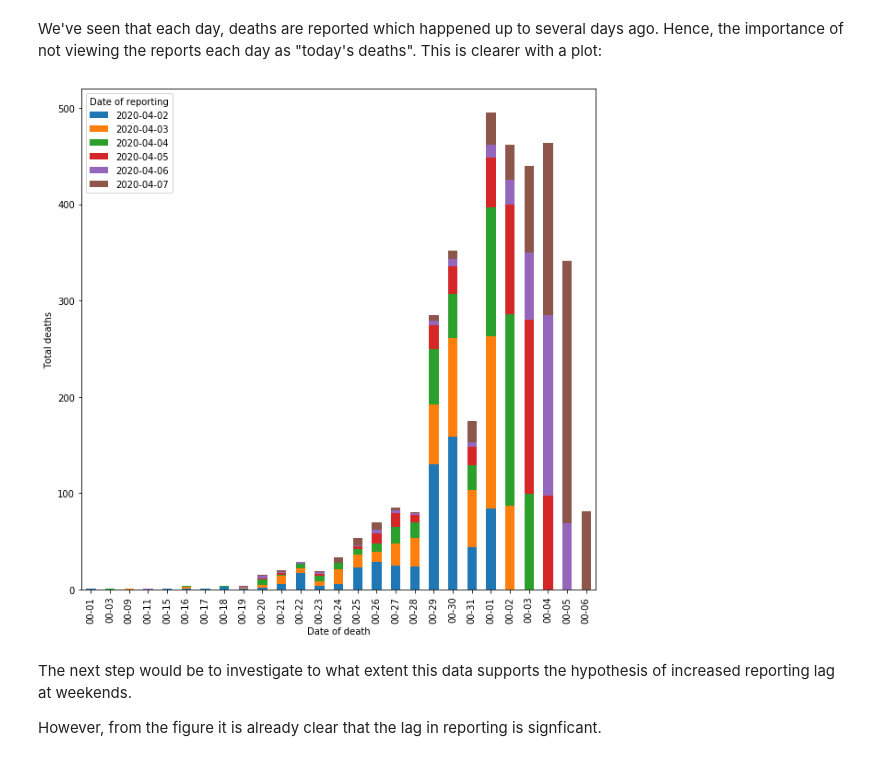
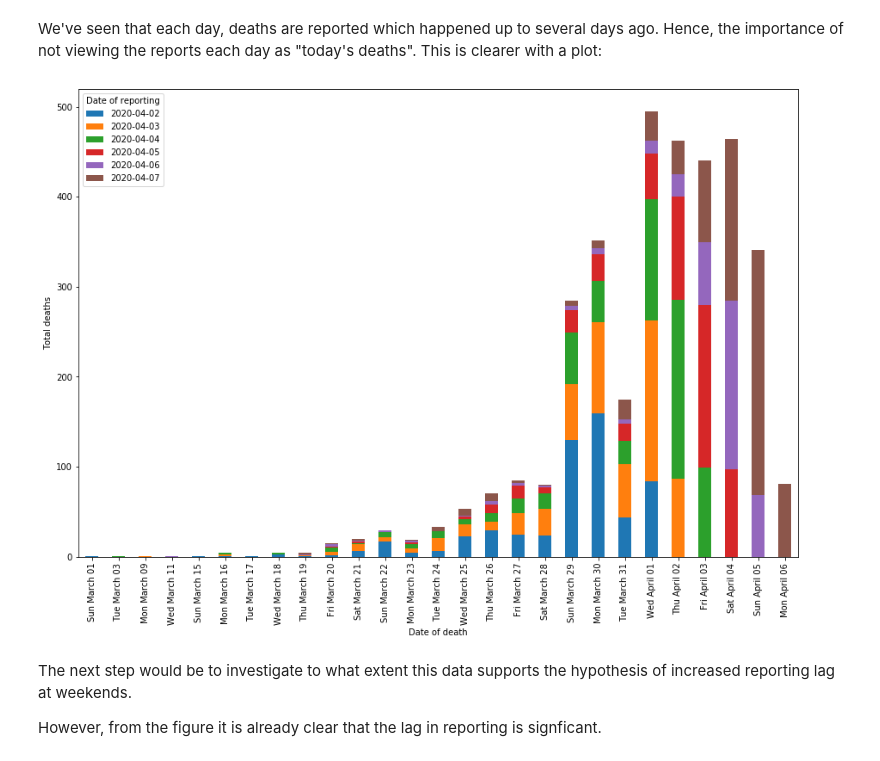
Before and after one commit to jamespjh/Covid19-Data-Personal, a Jupyter notebook: England_Covid19_Deaths_Datawrangling.ipynb, the cells around one changed output. Cells and saved outputs as stored; diff of their text form; code cells hidden in the pictures.

```diff
--- a/England_Covid19_Deaths_Datawrangling.ipynb
+++ b/England_Covid19_Deaths_Datawrangling.ipynb
@@ -95,13 +95,14 @@ def stabilise_date_datatype(content):
 # %%
 def url_to_dataframe(url):
     import urllib
+    sheet_name = "COVID19 daily deaths by region"
     try:
-        raw = pandas.read_excel(url,sheet_name = "COVID19 daily deaths by region")
+        raw = pandas.read_excel(url,sheet_name = sheet_name)
     except urllib.error.HTTPError:
         return None
     dates_row = raw.index[raw['Unnamed: 1'].str.contains('NHS England').fillna(False)][0]
     dataframe = pandas.read_excel(url, header = dates_row + 1,index_col = 1,
-            sheet_name = "COVID19 daily deaths by region")
+            sheet_name = sheet_name)
     return (dataframe.select_dtypes(include = ['object'])[dataframe.index.notnull()].
         fillna(0).rename(stabilise_date_datatype, axis='columns'))
 # %%
@@ -142,13 +143,14 @@ We've seen that each day, deaths are reported which happened up to several days
 # %%
 import matplotlib
 
-axes = england.transpose().plot(kind='bar', stacked=True, figsize = [10,10])
+axes = england.transpose().plot(kind='bar', stacked=True, figsize = [15,10])
 axes.set_xlabel("Date of death")
 axes.set_ylabel("Total deaths")
 axes.legend().set_title("Date of reporting")
-axes.set_xticklabels(map(lambda x: x.strftime("%M-%d"), england.columns));
+formatted_dates = map(lambda x: x.strftime("%a %B %d"), england.columns)
+axes.set_xticklabels(formatted_dates);
 # %% [output]
-[figure, old version]
+[figure, new version]
 # %% [markdown]
 The next step would be to investigate to what extent this data supports the hypothesis of increased reporting lag at weekends.
 
```
Also changed, not shown: parts of 4 cells of this notebook.
